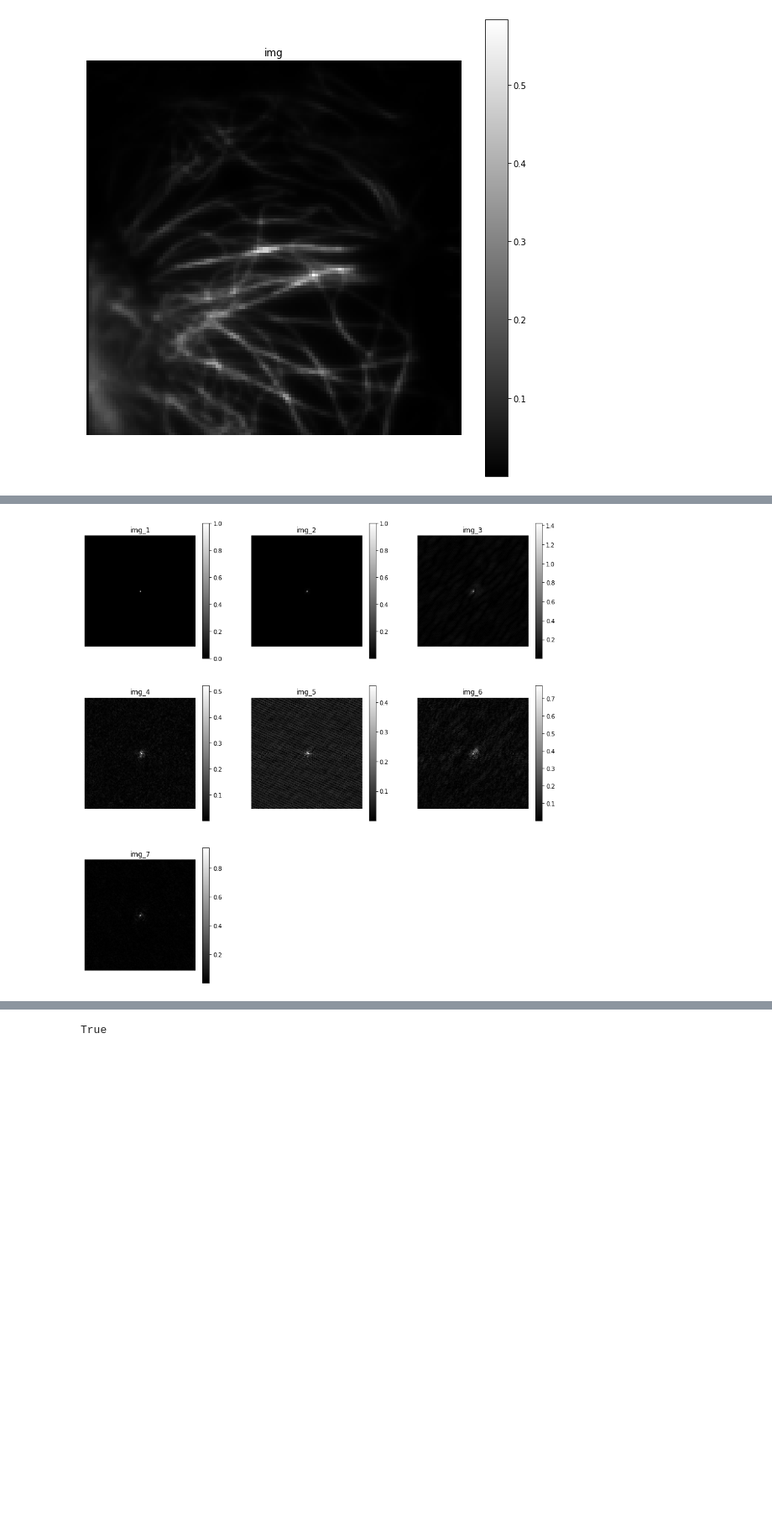
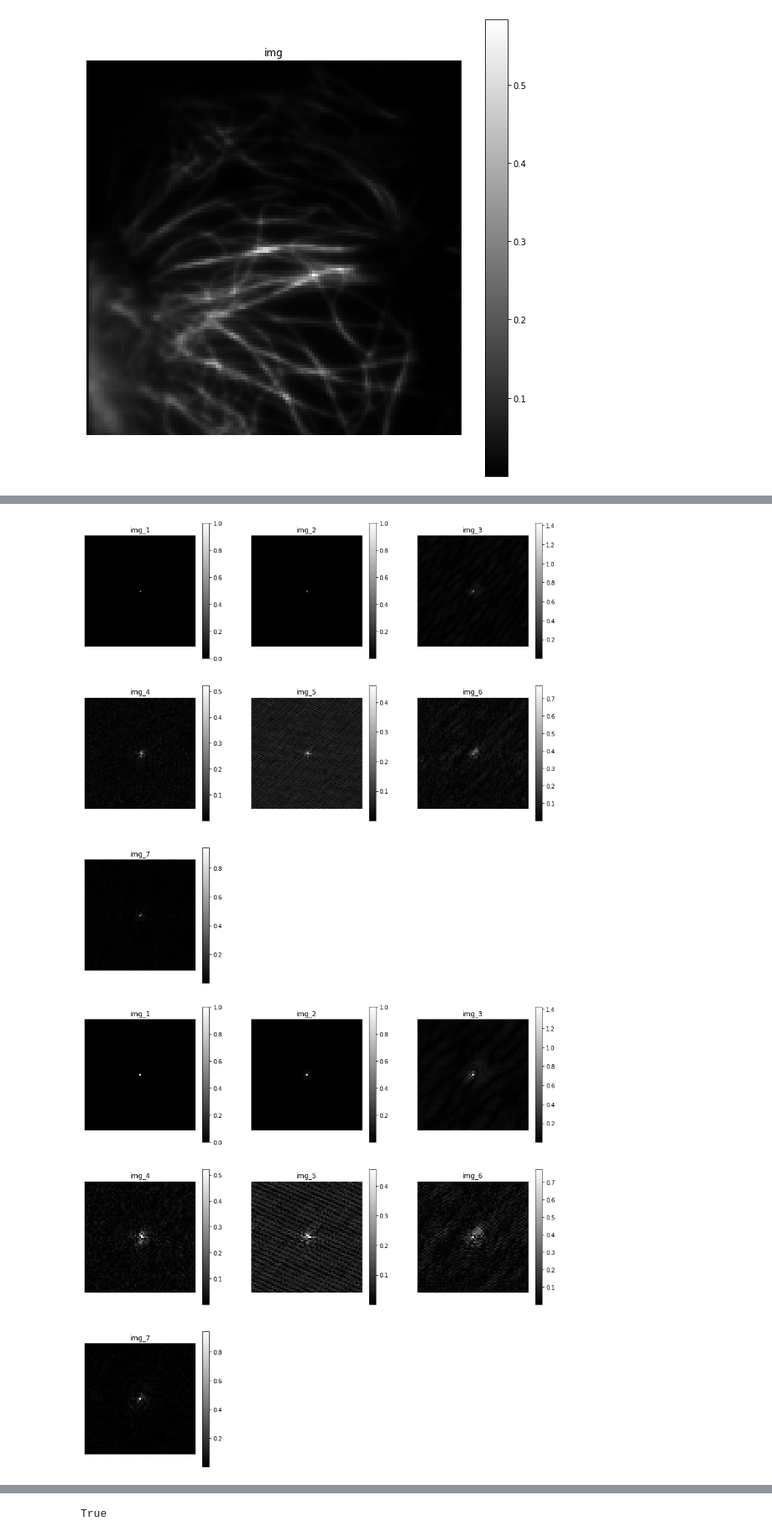
Before and after one commit to DuanShuiLiu211/MyStudyCode, a Jupyter notebook: 随想/ZernikeOpticsSimulation/PseudoPsf.ipynb, the cells around one changed output, grey strips where cells are left out. Shown: that part at 84% size. Drawn from its saved outputs; the diff is of its cells as text; code cells hidden in the pictures; blank space fills up the shorter version.

```diff
--- a/随想/ZernikeOpticsSimulation/PseudoPsf.ipynb
+++ b/随想/ZernikeOpticsSimulation/PseudoPsf.ipynb
@@ -74,7 +74,17 @@ def compute_psf(tensor_img):
     psf_pseudo_group = torch.stack(psf_pseudo_group, )
 
     return psf_pseudo_group
+
+def crop_tensor(inputs, scale=2):
+    h, w = inputs.shape[-2:]
+    outputs = inputs[:, h//2-h//(2*scale):h//2+h//(2*scale)+1, w//2-w//(2*scale):w//2+w//(2*scale)+1]
+
+    return outputs
-# %%
-show_tensor(compute_psf(psf_3d))
-# %% [output]
-[figure, removed]
+# %%
+show_tensor(compute_psf(psf_3d))
+show_tensor(crop_tensor(compute_psf(psf_3d), scale=2))
+show_tensor(crop_tensor(compute_psf(psf_3d), scale=4))
+show_tensor(crop_tensor(compute_psf(psf_3d), scale=8))
+# %% [output]
+[figure, added]
+[figure, added]
```
Also changed, not shown: parts of 2 cells of this notebook, 5 other files.
